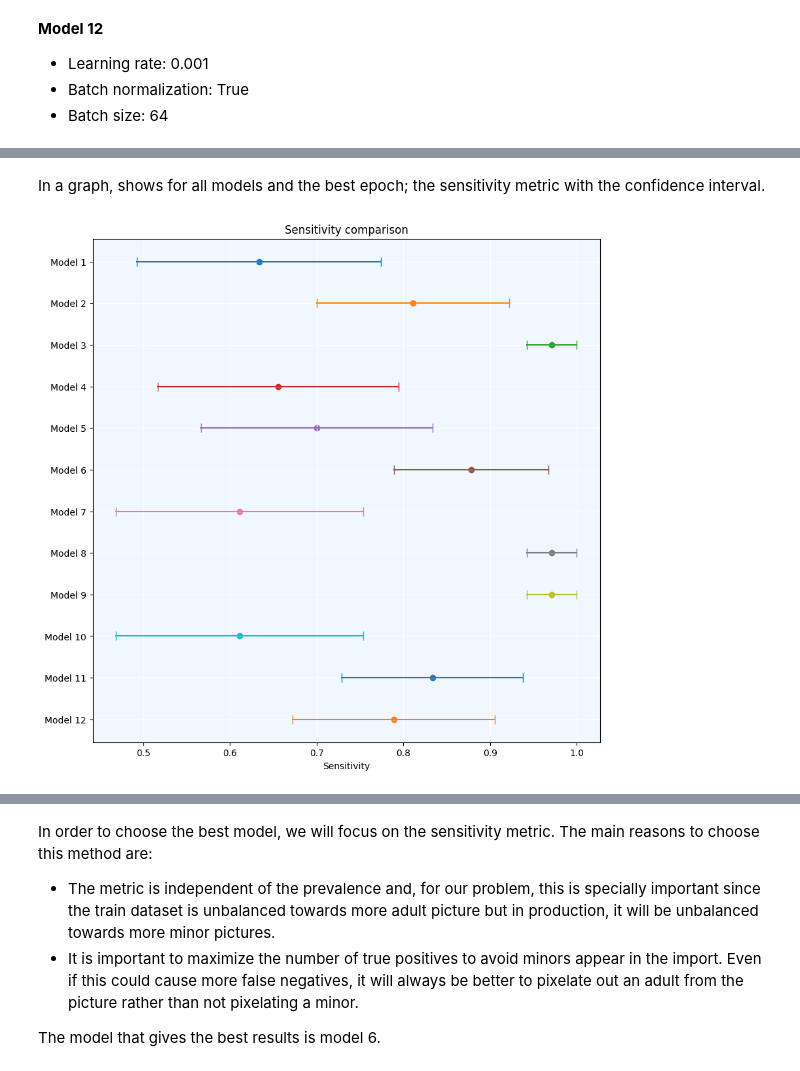
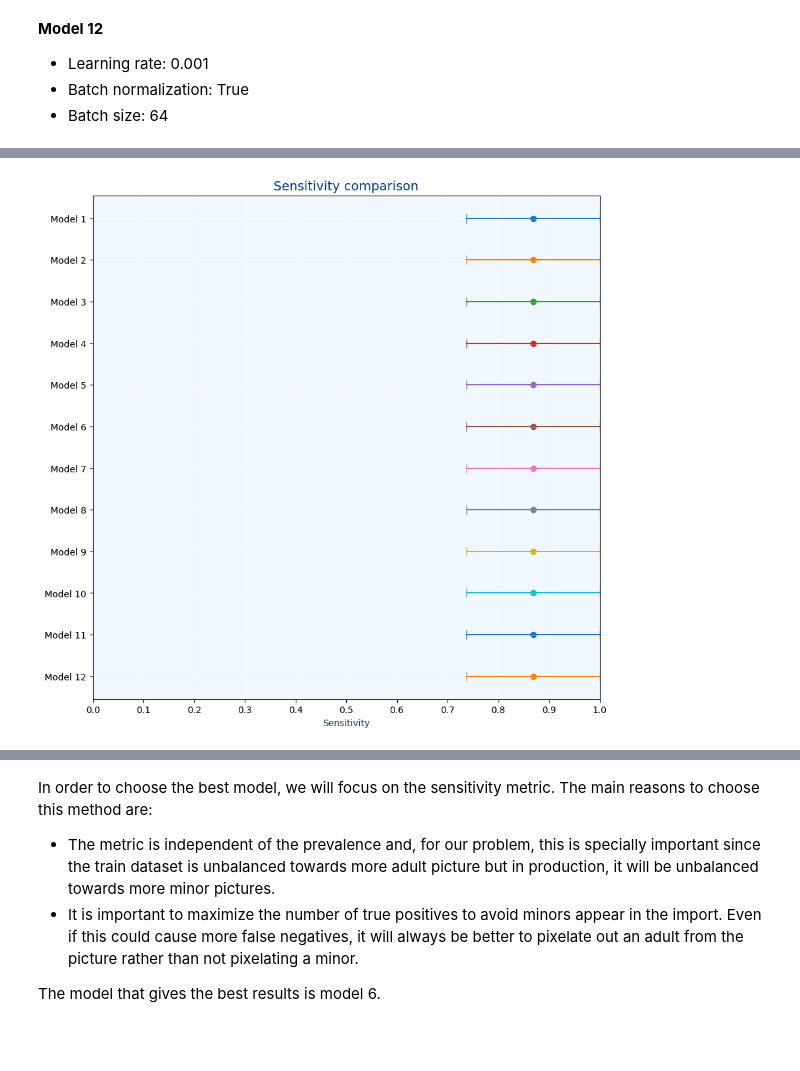
Before and after one commit to TehWeifu/FaceBlur, a Jupyter notebook: AiDetectMinorTraining/DetectMinorTrain.ipynb, the cells around one changed output, grey strips where cells are left out. Cells and saved outputs as stored; diff of their text form; code cells hidden in the pictures; blank space fills up the shorter version.

Commit message:
Training refactor

```diff
--- a/AiDetectMinorTraining/DetectMinorTrain.ipynb
+++ b/AiDetectMinorTraining/DetectMinorTrain.ipynb
@@ -235,7 +255,7 @@ model_10, history_10 = compile_fit_model(
 - Batch size: 64
 # %%
 model_11, history_11 = compile_fit_model(
-    train_ds, validation_ds, learning_rate=0.005, batch_normalization=True, batch_size=64
+    train_ds, validation_ds, learning_rate=0.005, batch_normalization=True, batch_size=64, model_name='model_11'
 )
 # %% [markdown]
 **Model 12**
@@ -244,7 +264,7 @@ model_11, history_11 = compile_fit_model(
 - Batch size: 64
 # %%
 model_12, history_12 = compile_fit_model(
-    train_ds, validation_ds, learning_rate=0.001, batch_normalization=True, batch_size=64
+    train_ds, validation_ds, learning_rate=0.001, batch_normalization=True, batch_size=64, model_name='model_12'
 )
 # %%
 models = [model_1, model_2, model_3, model_4, model_5, model_6, model_7, model_8, model_9, model_10, model_11, model_12]
@@ -253,5 +277,5 @@ histories = [history_1, history_2, history_3, history_4, history_5, history_6, h
 # %%
-def plot_losses_and_metrics(history, title):
+def plot_losses_and_metrics(history, title: str) -> plt.Figure:
     fig, axs = plt.subplots(1, 2, figsize=(15, 5))
 
     # Plot losses
@@ -321,43 +345,40 @@ for idx, history in enumerate(histories):
-# %% [markdown]
-In a graph, shows for all models and the best epoch; the sensitivity metric with the confidence interval.
 # %%
-def plot_intervals(axes, intervalos, title, xlabel, ylabels):
-    for index, (inferior, superior) in enumerate(intervalos):
-        position = len(intervalos) - index - 1
+def plot_intervals(axes, intervals, title: str, x_label: str, y_labels: list):
+    for index, (inferior, superior) in enumerate(intervals):
+        position = len(intervals) - index - 1
         average = ((superior - inferior) / 2) + inferior
         axes.plot([inferior, superior], [position, position], marker='|', markersize=10, linestyle='-')
         axes.scatter(average, position)
 
-    axes.set_yticks(np.arange(len(ylabels)))
-    axes.set_yticklabels(ylabels[::-1])
+    axes.set_yticks(np.arange(len(y_labels)))
+    axes.set_yticklabels(y_labels[::-1])
 
-    axes.set_xlabel(xlabel)
+    axes.set_xlabel(x_label, color='#003B80')
     axes.set_xlim(0, 1)
-    axes.set_title(title)
+    axes.xaxis.set_major_locator(MultipleLocator(.1))
+
+    axes.set_title(title, fontsize=14, color='#003B80')
 
     axes.set_facecolor("#F0F7FF")
     axes.grid(visible=True, which='major', axis='both', color="#FFFFFF", linewidth=1)
 # %%
 figure = plt.figure(figsize=(10, 10))
 axes = figure.add_subplot()
 
 confidence_intervals = []
 for history in histories:
-    tp = np.array(history.history['tp'])
-    fn = np.array(history.history['fn'])
-    # FIXME: All validation metrics cover the whole range
-    # tp = np.array(history.history['val_tp'])
-    # fn = np.array(history.history['val_fn'])
+    tp = np.array(history.history['val_tp'])
+    fn = np.array(history.history['val_fn'])
     specificity = tp / (tp + fn)
     best_epoch = np.argmax(specificity)
     lower, upper = proportion_confint(tp[best_epoch], tp[best_epoch] + fn[best_epoch], alpha=0.05, method='jeffreys')
     confidence_intervals.append((lower, upper))
 
 y_labels = [f'Model {i + 1}' for i in range(12)]
 
 plot_intervals(axes, confidence_intervals, 'Sensitivity comparison', 'Sensitivity', y_labels)
 # %% [output]
-[figure, old version]
+[figure, new version]
 # %%
 figure = plt.figure(figsize=(10, 10))
 axes = figure.add_subplot()
```
Also changed, not shown: parts of 43 cells of this notebook, 15 other files.
